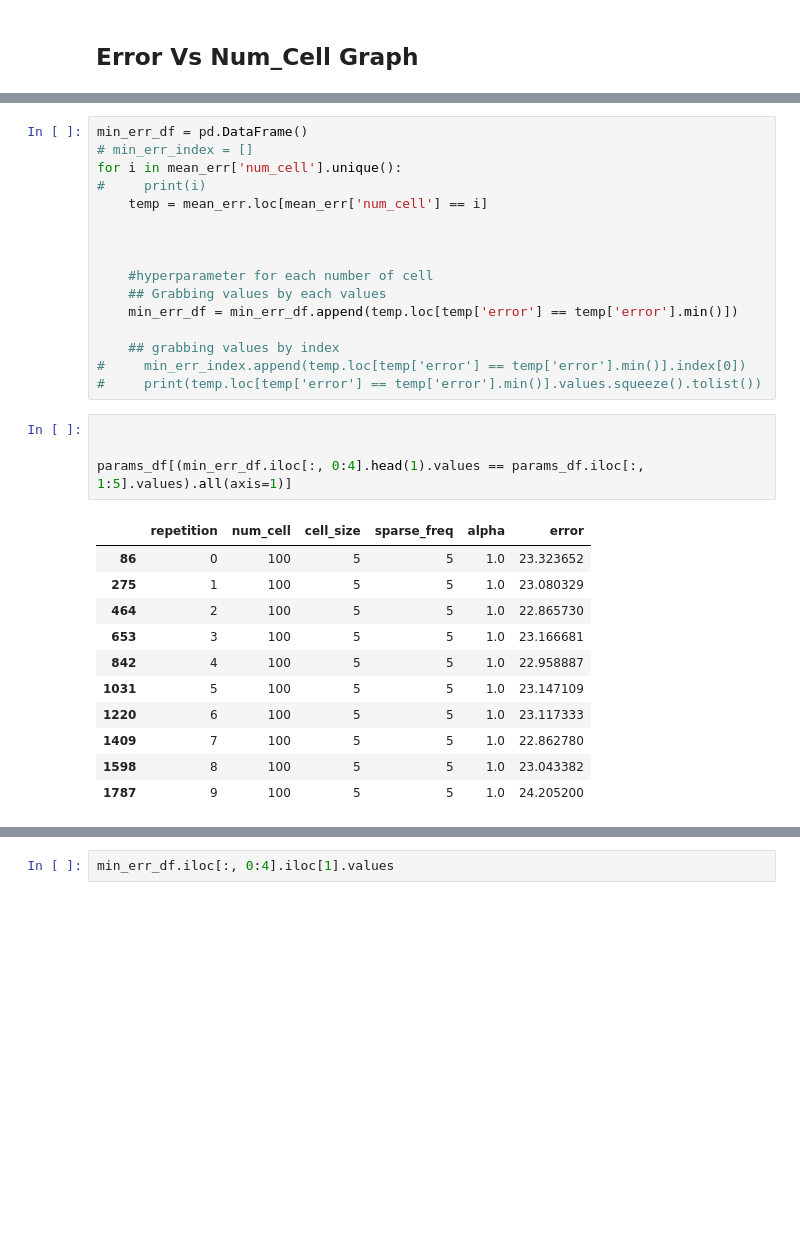
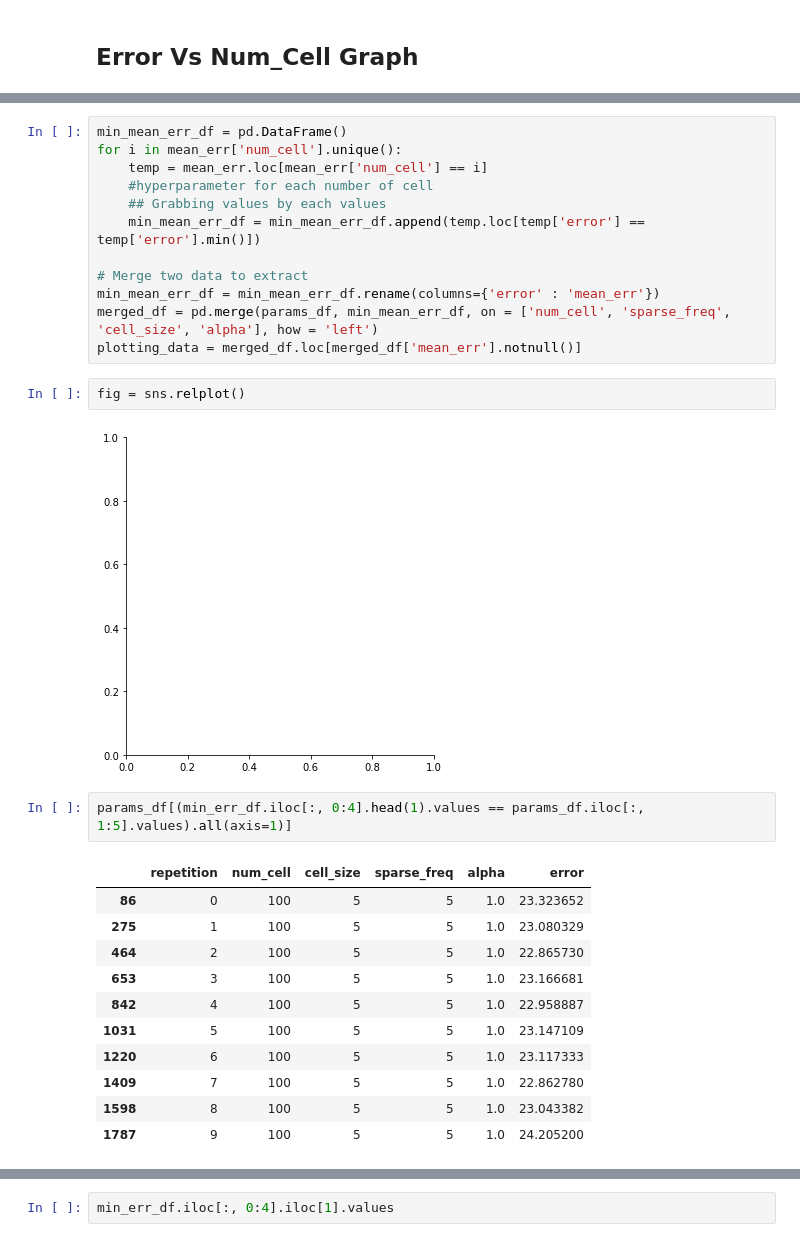
Before and after one commit to qkstngus000/Visual-Compressive-Sensing, a Jupyter notebook: Analyze_Data.ipynb, the cells around one changed output, grey strips where cells are left out. Saved outputs shown, nothing was run; the diff lists cells and outputs as text; blank space fills up the shorter version.

```diff
--- a/Analyze_Data.ipynb
+++ b/Analyze_Data.ipynb
@@ -124,22 +141,20 @@ mean_err.groupby(['num_cell'], as_index = False).agg({'error':'min'})
 # %%
-min_err_df = pd.DataFrame()
-# min_err_index = []
+min_mean_err_df = pd.DataFrame()
 for i in mean_err['num_cell'].unique():
-#     print(i)
     temp = mean_err.loc[mean_err['num_cell'] == i]
-
-
-
     #hyperparameter for each number of cell
     ## Grabbing values by each values
-    min_err_df = min_err_df.append(temp.loc[temp['error'] == temp['error'].min()])
+    min_mean_err_df = min_mean_err_df.append(temp.loc[temp['error'] == temp['error'].min()])
 
-    ## grabbing values by index
-#     min_err_index.append(temp.loc[temp['error'] == temp['error'].min()].index[0])
-#     print(temp.loc[temp['error'] == temp['error'].min()].values.squeeze().tolist())
+# Merge two data to extract
+min_mean_err_df = min_mean_err_df.rename(columns={'error' : 'mean_err'})
+merged_df = pd.merge(params_df, min_mean_err_df, on = ['num_cell', 'sparse_freq', 'cell_size', 'alpha'], how = 'left')
+plotting_data = merged_df.loc[merged_df['mean_err'].notnull()]
+# %%
+fig = sns.relplot()
+# %% [output]
+[figure, added]
 # %%
-
-
 params_df[(min_err_df.iloc[:, 0:4].head(1).values == params_df.iloc[:, 1:5].values).all(axis=1)]
 # %% [output]
 |  | repetition | num_cell | cell_size | sparse_freq | alpha | error |
```
Also changed, not shown: parts of 14 cells of this notebook, 31 other files.
